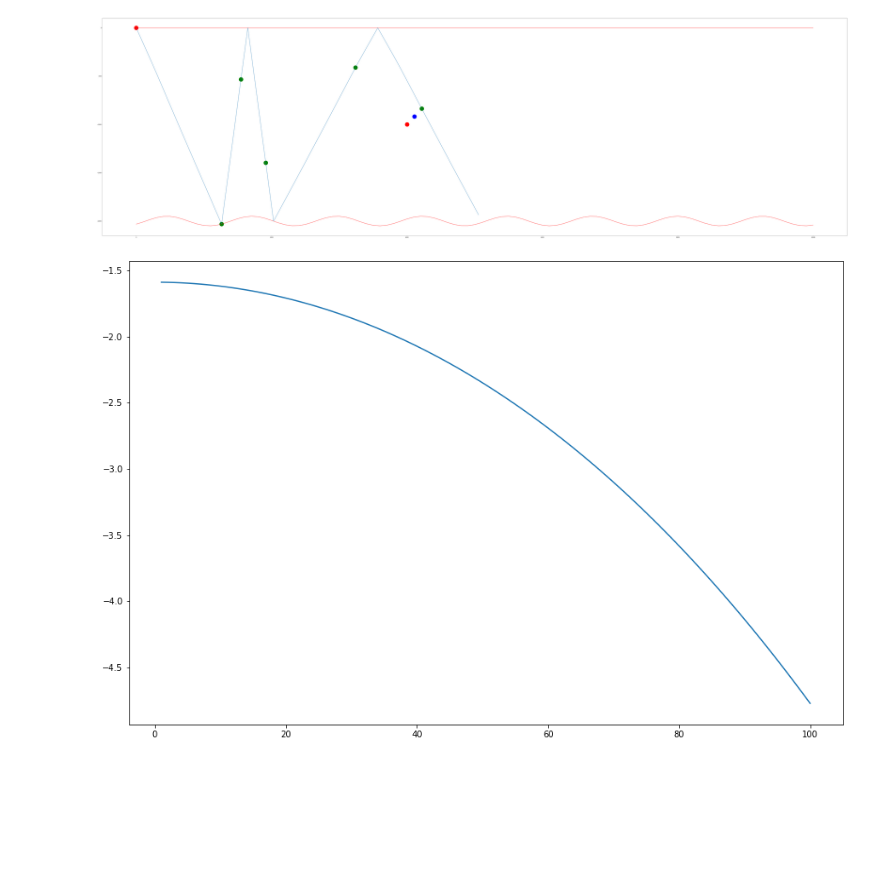
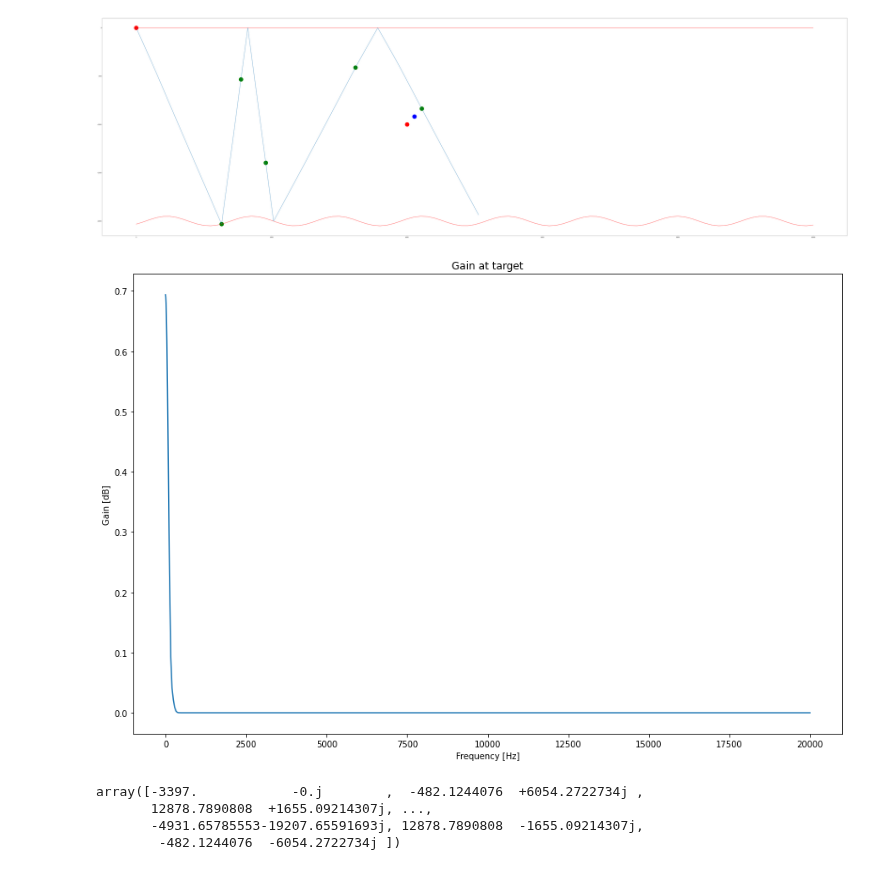
Before and after one commit to ahernot/ray-tracer, a Jupyter notebook: tests_2.ipynb, the cells around one changed output. Drawn from its saved outputs; the diff is of its cells as text; code cells hidden in the pictures; blank space fills up the shorter version.

```diff
--- a/tests_2.ipynb
+++ b/tests_2.ipynb
@@ -86,7 +86,11 @@ T_add = d_target / env.penv.calc_c(z_avg)
 T_target = ray.T[step_target] + T_add
 # %%
 plt.figure(figsize=(15, 10))
-plt.plot(ray.freqs, G_target)
+# plt.plot(ray.freqs, G_target)
+plt.plot(ray.freqs, Tmult_target)
+plt.xlabel('Frequency [Hz]')
+plt.ylabel('Gain [dB]')
+plt.title('Gain at target')
 plt.show()
 # %% [output]
-[figure, old version]
+[figure, new version]
@@ -92,0 +106,8 @@ plt.show()
+# %%
+yf = fft(signal)
+xf = fftfreq(n_samples, 1/sample_rate)
+# %% [output]
+array([-3397.            -0.j        ,  -482.1244076  +6054.2722734j ,
+       12878.7890808  +1655.09214307j, ...,
+       -4931.65785553-19207.65591693j, 12878.7890808  -1655.09214307j,
+        -482.1244076  -6054.2722734j ])
```
Also changed, not shown: parts of 5 cells of this notebook.
